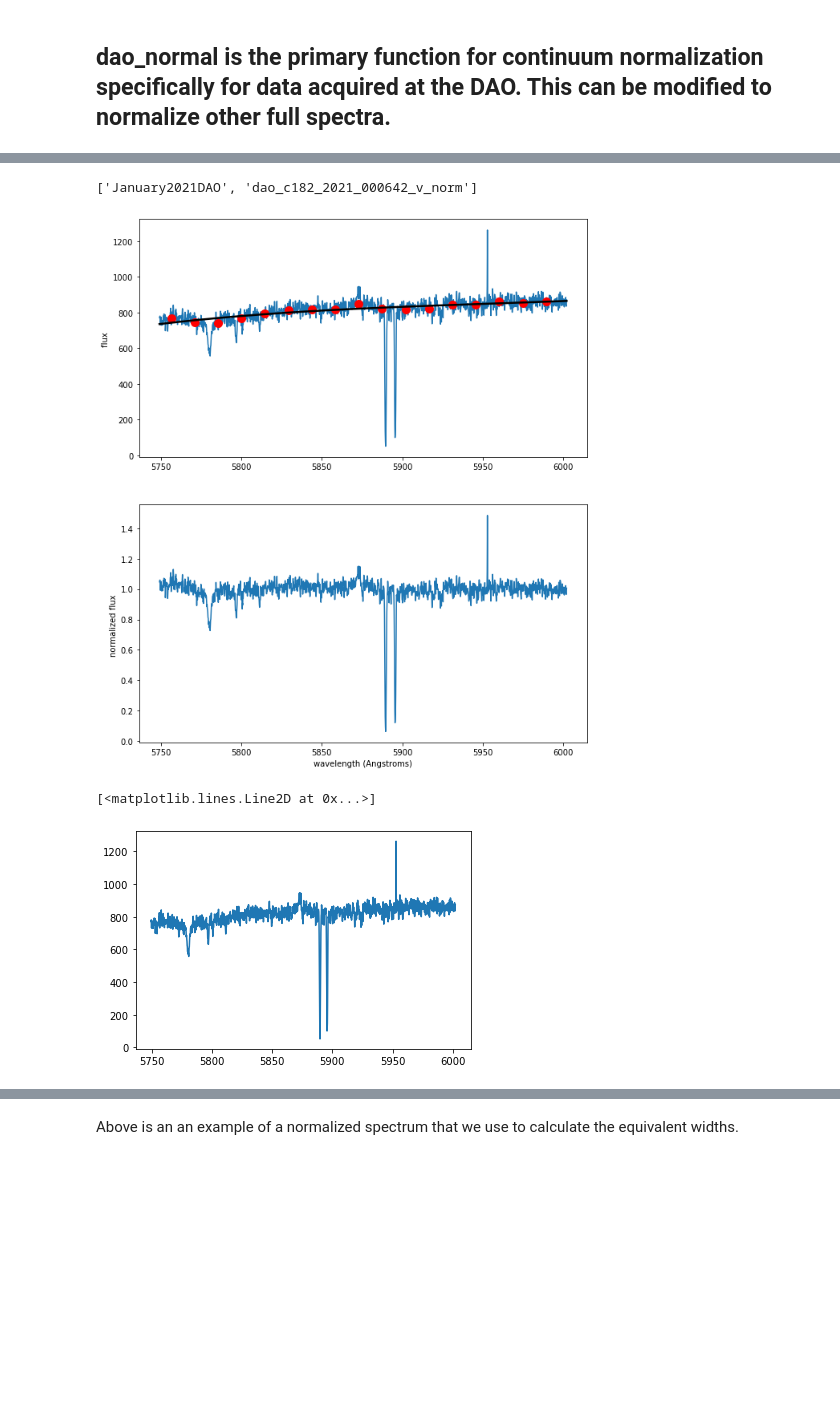
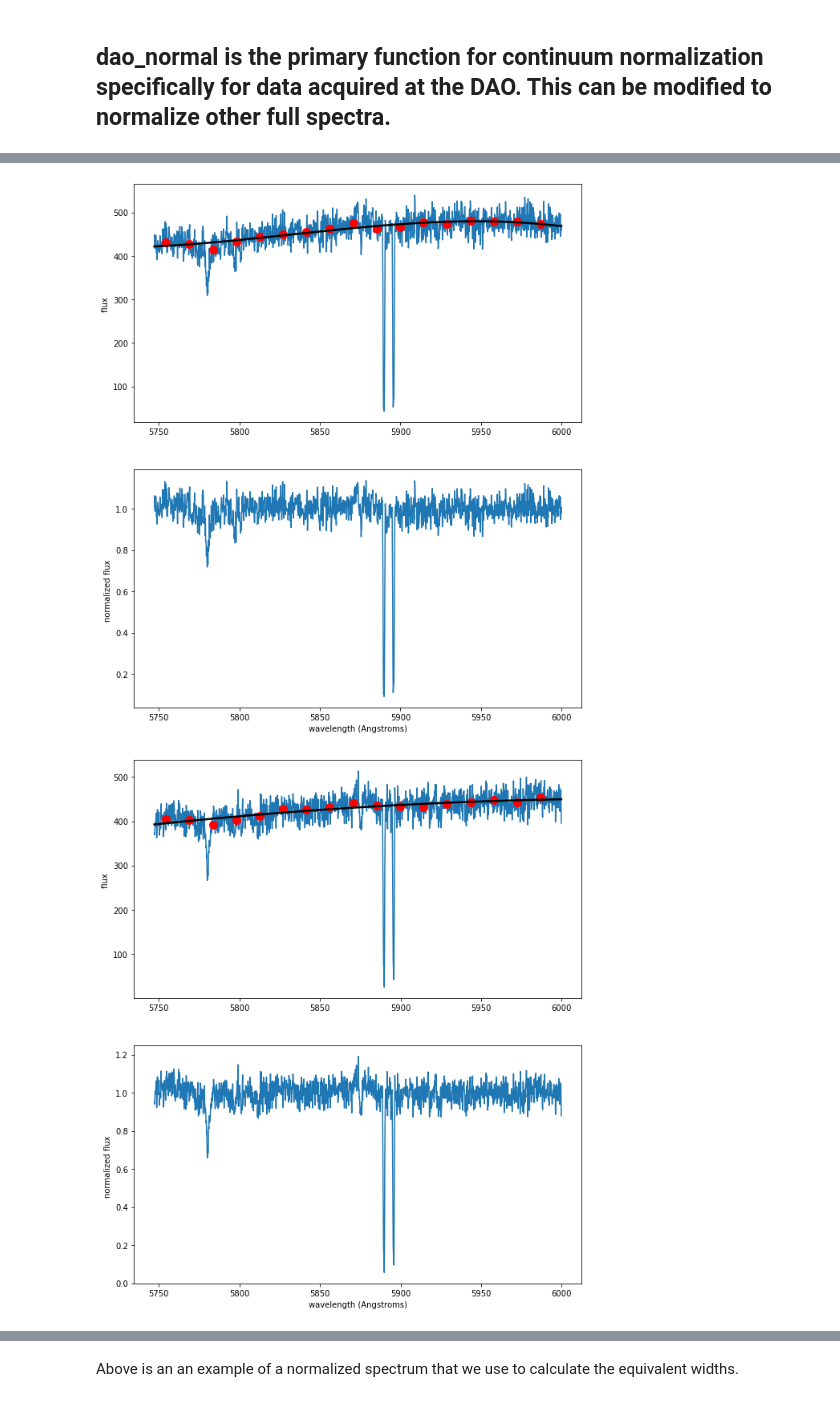
Before and after one commit to shaqsead16/ngc1624-2021, a Jupyter notebook: DAO_normalization_and_headers.ipynb, the cells around one changed output, grey strips where cells are left out. Drawn from its saved outputs; the diff is of its cells as text; code cells hidden in the pictures; blank space fills up the shorter version.

```diff
--- a/DAO_normalization_and_headers.ipynb
+++ b/DAO_normalization_and_headers.ipynb
@@ -453,4 +322,0 @@ recomb.append(output_name)
-# %%
-recomb
-# %% [output]
-['January2021DAO', 'dao_c182_2021_000642_v_norm']
@@ -461,9 +323,13 @@ wave_test, flux_test, header_test = load_dao('../../../Research_UD_2019/DAOdata/
-# %%
-flux_test_normal, final_fit, fig, ax = dao_normal(wave_test,  flux_test,  final_plt=True, bin_wid=100, fit_order=3)
-# %% [output]
-[figure, removed]
-# %%
-plt.plot(wave_test, flux_test)
-# %% [output]
-[<matplotlib.lines.Line2D at 0x...>]
-[figure, removed]
+# %%
+path_to_dir = '/Users/shaquannseadrow/Research_UD_2019/DAOdata/'
+
+end_file_id = ([669, 670, 671, 672, 731, 732, 733,  734, 737, 738])
+
+for i in range (0, np.size(end_file_id)):
+
+
+    dao_wrapper(path_to_dir + 'January2021DAO/dao_c182_2021_000' + str(end_file_id[i]) +'_v.fits', name_mods='_norm_test1', out_type=".txt",
+                                   out_plot_type='.jpeg' )
+# %% [output]
+[figure, added]
+[figure, added]
```
Also changed, not shown: parts of 27 cells of this notebook.
